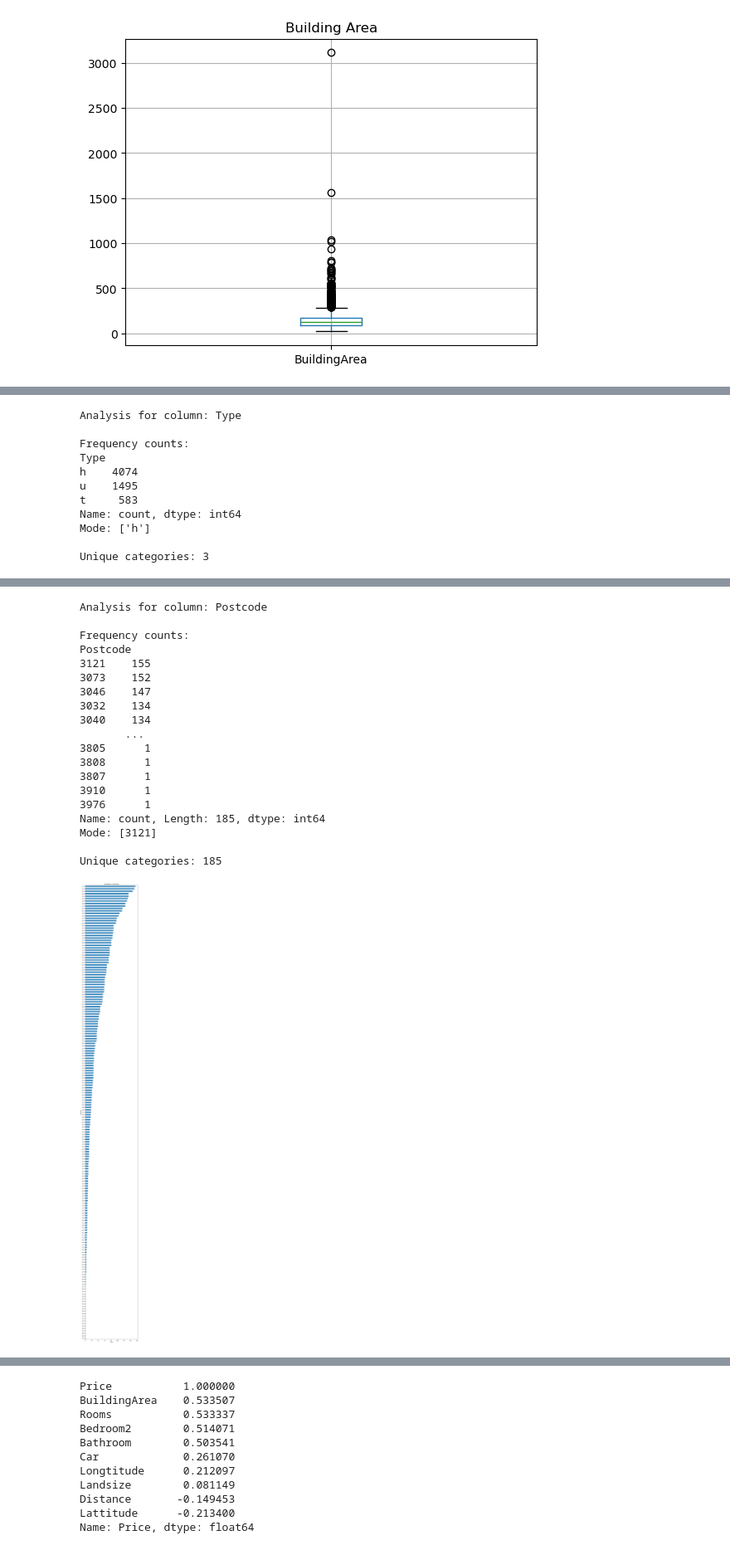
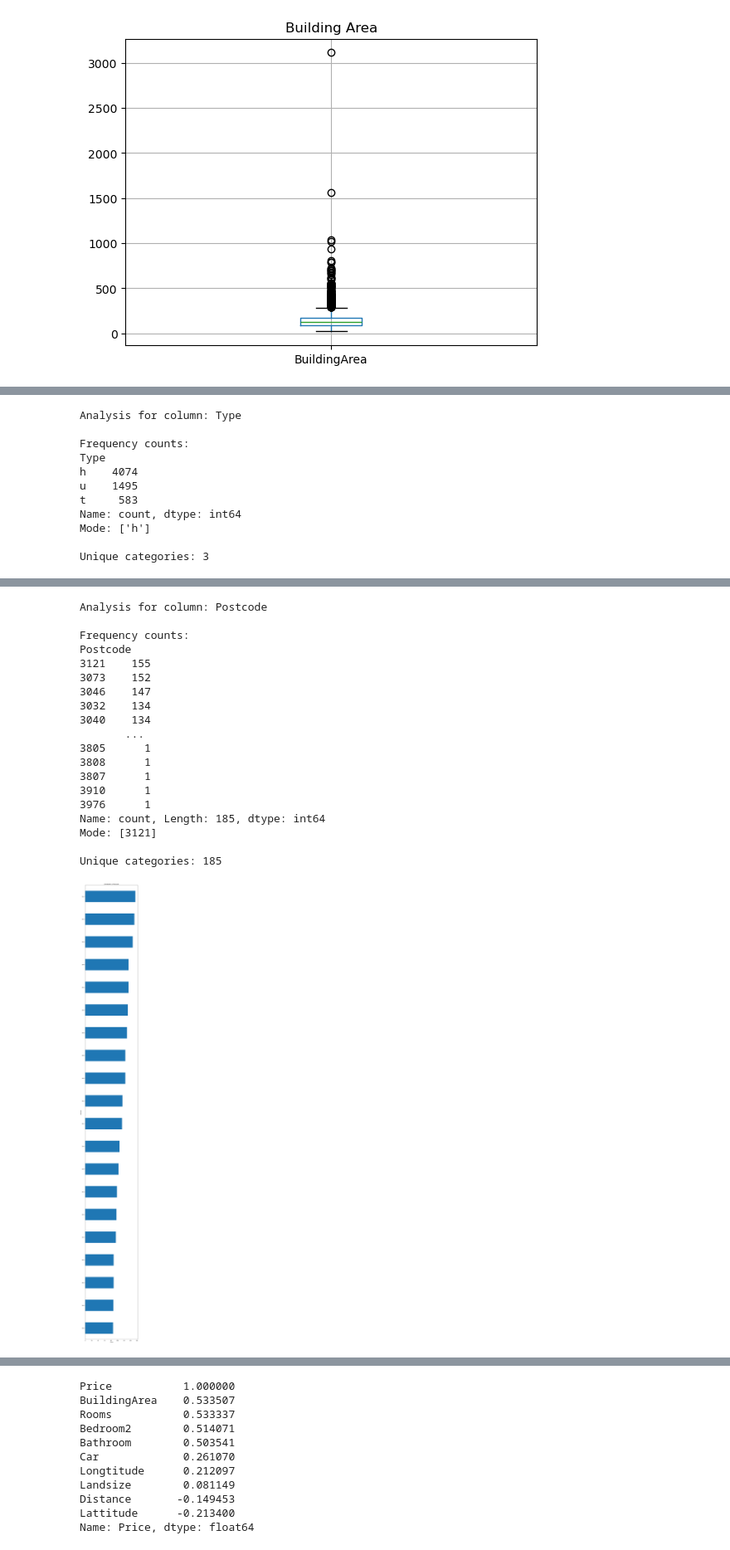
Before and after one commit to VinceGarcia11/Melbourne_Housing, a Jupyter notebook: MelbourneHousingVinceImogen.ipynb, the cells around one changed output, grey strips where cells are left out. Shown at 83% size. Saved outputs shown, nothing was run; the diff lists cells and outputs as text; code cells hidden in the pictures.

```diff
--- a/MelbourneHousingVinceImogen.ipynb
+++ b/MelbourneHousingVinceImogen.ipynb
@@ -145,7 +145,9 @@ def categorical_summary(df, column):
     count_unique = df[column].nunique()
     print(f'Unique categories: {count_unique}\n')
 
-    freq.sort_values(ascending=True).plot(kind='barh', figsize=(8, max(4, len(freq)/3)))
+    top_freq = freq.head(20).sort_values(ascending=False) #head(20) and sort_values() suggested by Gemini
+
+    top_freq.sort_values(ascending=True).plot(kind='barh', figsize=(8, max(4, len(freq)/3)))
     plt.title(f'Distribution of {column}')
     plt.xlabel('Count')
     plt.ylabel(column)
@@ -179,34 +181,34 @@ Analysis for column: Type
 
 Frequency counts:
 Type
 h    4074
 u    1495
 t     583
 Name: count, dtype: int64
 Mode: ['h']
 
 Unique categories: 3
 [figure]
 Analysis for column: Postcode
 
 Frequency counts:
 Postcode
 3121    155
 3073    152
 3046    147
 3032    134
 3040    134
        ...
 3805      1
 3808      1
 3807      1
 3910      1
 3976      1
 Name: count, Length: 185, dtype: int64
 Mode: [3121]
 
 Unique categories: 185
-[figure, old version]
+[figure, new version]
 Analysis for column: YearBuilt
 
 Frequency counts:
```
Also changed, not shown: parts of 3 cells of this notebook.
